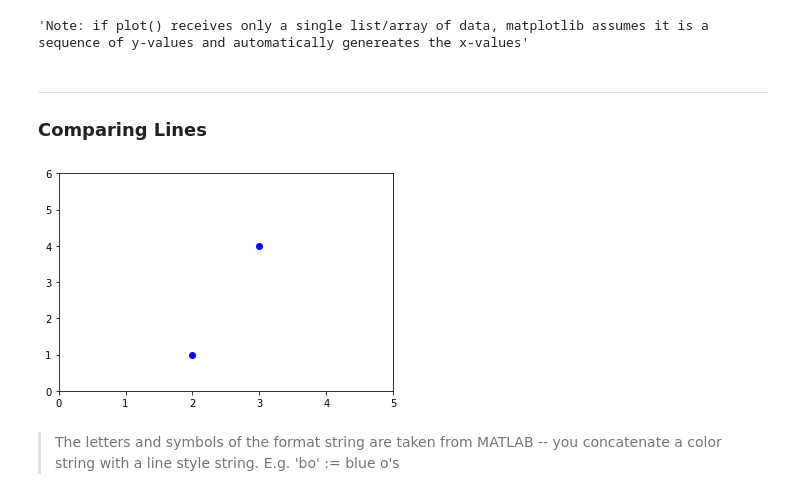
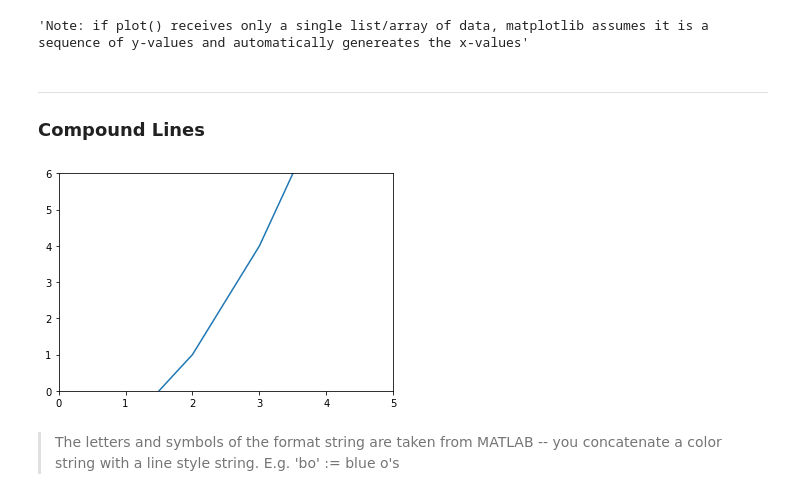
Before and after one commit to ehcastroh/02c-tools-data-visualizations, a Jupyter notebook: visualization-intro-w-matplotlib-seaborn-plotly-v3.ipynb, the cells around one changed output. Drawn from its saved outputs; the diff is of its cells as text; code cells hidden in the pictures.

```diff
--- a/visualization-intro-w-matplotlib-seaborn-plotly-v3.ipynb
+++ b/visualization-intro-w-matplotlib-seaborn-plotly-v3.ipynb
@@ -166,16 +160,16 @@ plt.show()  # Note: we don't have to run plt.show() if we have run  %matplotlib
 'Note: if plot() receives only a single list/array of data, matplotlib assumes it is a sequence of y-values and automatically genereates the x-values'
 # %% [markdown]
 ___
-### Comparing Lines
+### Compound Lines
 # %%
 # Simple plot of two lists, x versus y, plt.plot(x,y, color_type)
 # note that they are of equal length
 
-plt.plot([1,2,3,4],[-1,1,4,8], 'bo') # elements of list form an ordered pair
+plt.plot([1,2,3,4],[-1,1,4,8]) # elements of list form an ordered pair
 plt.axis([0,5,0,6])                  # [x_start, x_stop, y_start, y_stop] specifies the viewport of the axes
 plt.show()
 # %% [output]
-[figure, old version]
+[figure, new version]
 # %% [markdown]
 >The letters and symbols of the format string are taken from MATLAB -- you concatenate a color string with a line style string. E.g. 'bo' := blue o's
 # %% [markdown]
```
Also changed, not shown: parts of 35 cells of this notebook.
